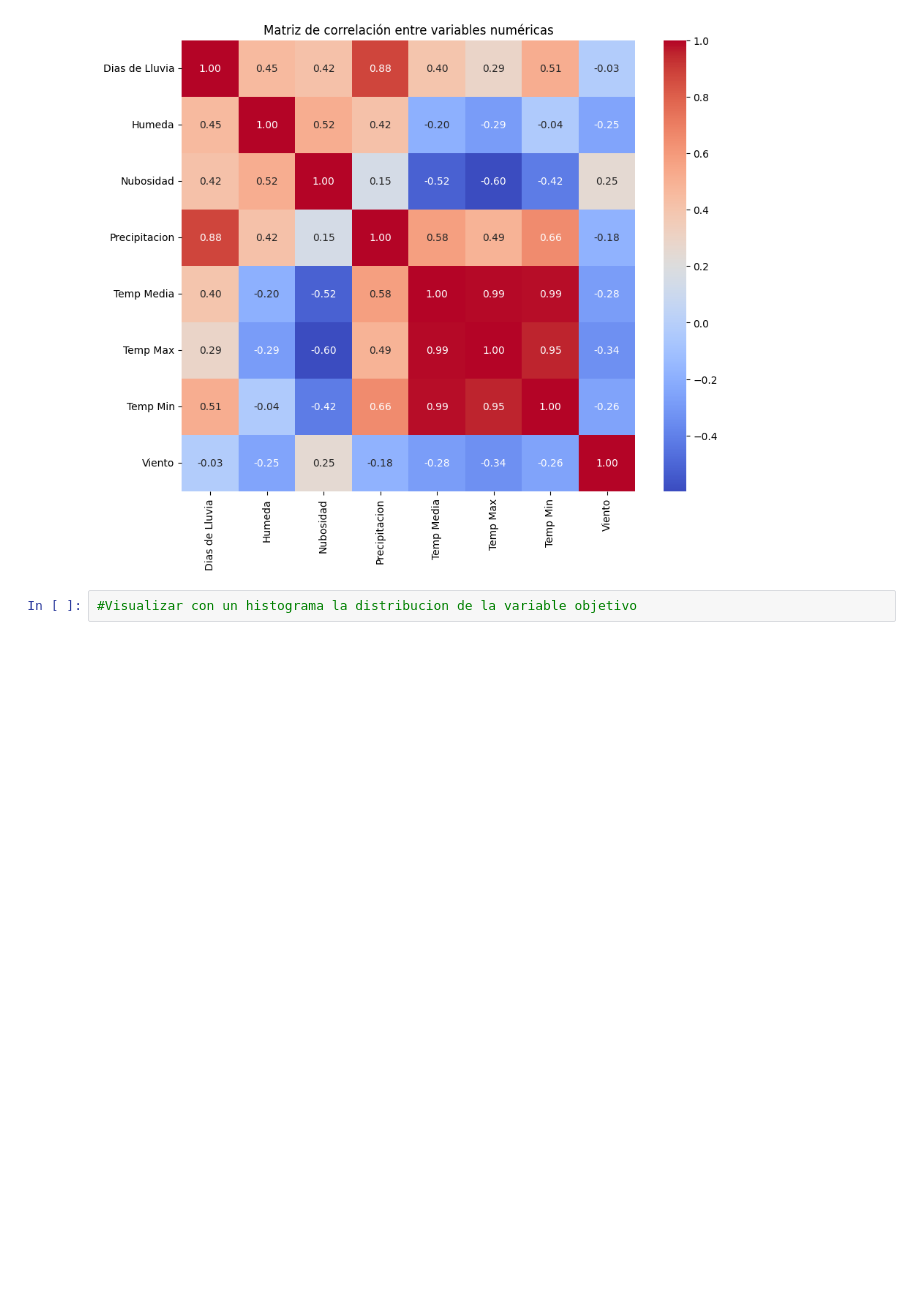
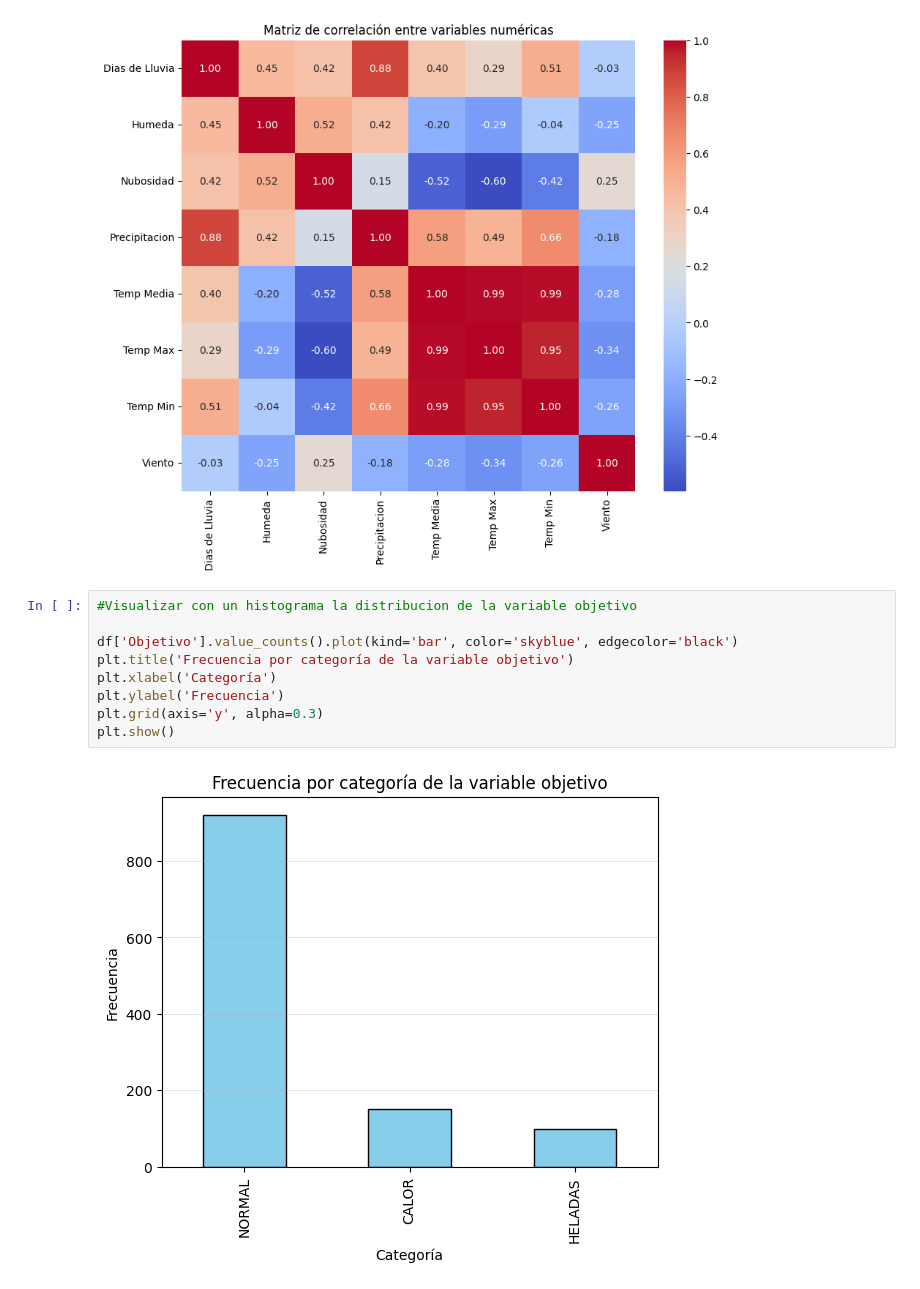
Before and after one commit to MarianoBuet/Aprendizaje-Autom-tico, a Jupyter notebook: Entregas_Parcial/notebooks/Predicción_de__Alertas__Termicas.ipynb, the cells around one changed output. Saved outputs shown, nothing was run; the diff lists cells and outputs as text; blank space fills up the shorter version.

Commit message:
Visualizo la Variable Objetivo

```diff
--- a/Entregas_Parcial/notebooks/Predicción_de__Alertas__Termicas.ipynb
+++ b/Entregas_Parcial/notebooks/Predicción_de__Alertas__Termicas.ipynb
@@ -112,5 +112,14 @@ plt.title("Matriz de correlación entre variables numéricas")
 plt.show()
 # %% [output]
 [figure]
-# %%
-#Visualizar con un histograma la distribucion de la variable objetivo
+# %%
+#Visualizar con un histograma la distribucion de la variable objetivo
+
+df['Objetivo'].value_counts().plot(kind='bar', color='skyblue', edgecolor='black')
+plt.title('Frecuencia por categoría de la variable objetivo')
+plt.xlabel('Categoría')
+plt.ylabel('Frecuencia')
+plt.grid(axis='y', alpha=0.3)
+plt.show()
+# %% [output]
+[figure, added]
```
